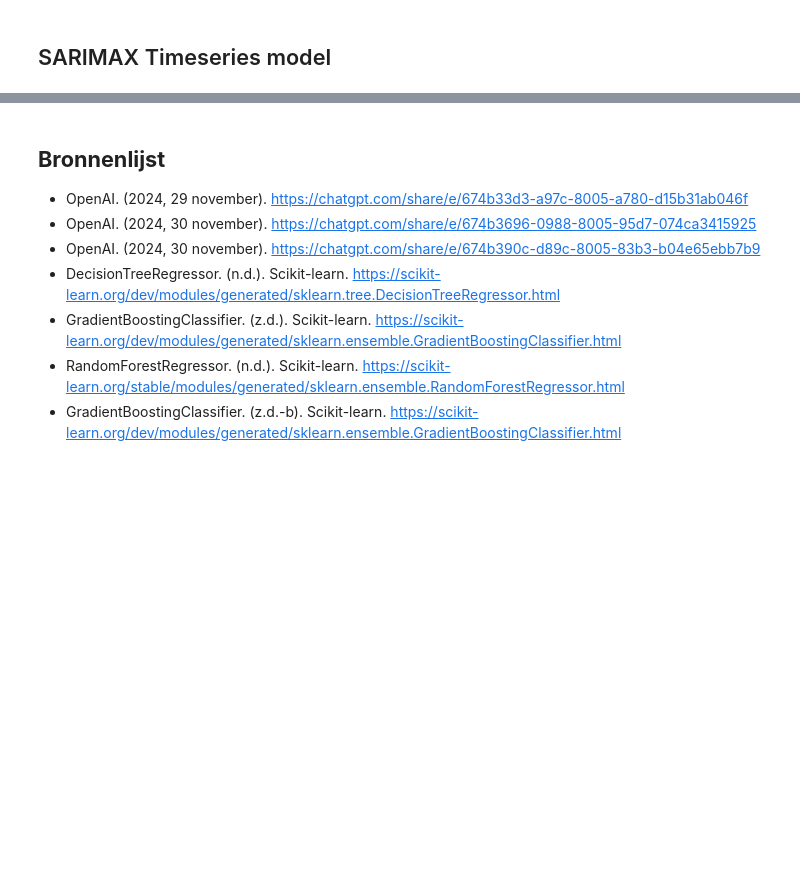
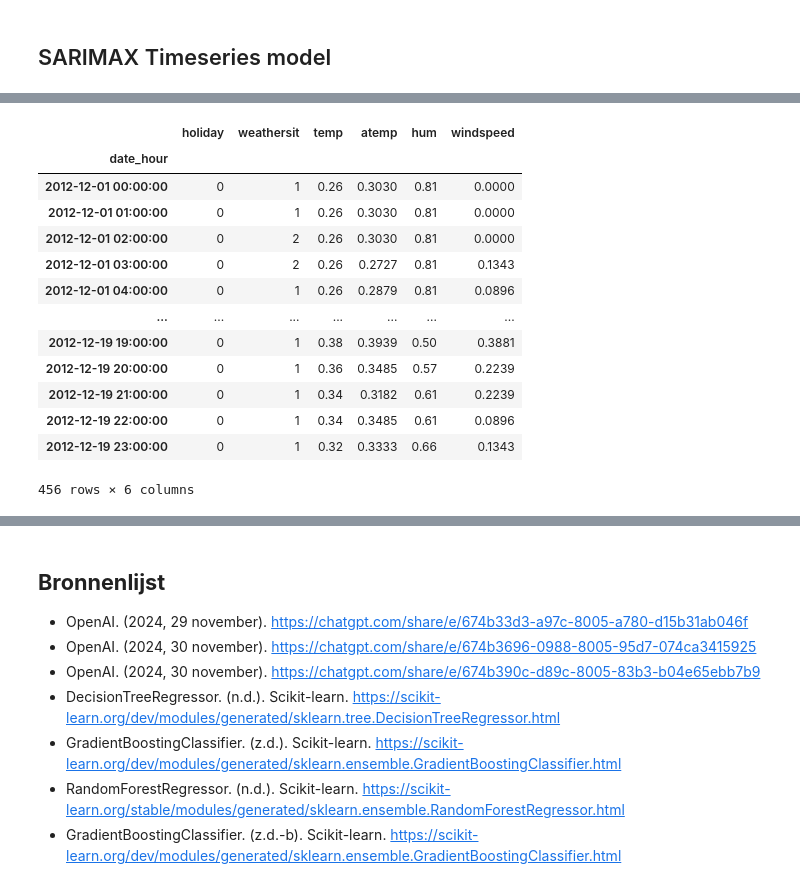
Before and after one commit to Tijnwy/MachineLearning, a Jupyter notebook: ML_opdracht_2/Untitled-1.ipynb, the cells around one changed output, grey strips where cells are left out. Saved outputs shown, nothing was run; the diff lists cells and outputs as text; code cells hidden in the pictures; blank space fills up the shorter version.

```diff
--- a/ML_opdracht_2/Untitled-1.ipynb
+++ b/ML_opdracht_2/Untitled-1.ipynb
@@ -906,0 +960,20 @@ test rmse LinearRegression() 202.40879640137643
+# %%
+# Zorg ervoor dat test_data ook een DatetimeIndex heeft
+test_data['date_hour'] = pd.to_datetime(test_data['date_hour'])  # Converteer naar datetime
+test_data.set_index('date_hour', inplace=True)  # Stel het in als index
+test_data
+# %% [output]
+|  | holiday | weathersit | temp | atemp | hum | windspeed |
+| date_hour |  |  |  |  |  |  |
+| 2012-12-01 00:00:00 | 0 | 1 | 0.26 | 0.3030 | 0.81 | 0.0000 |
+| 2012-12-01 01:00:00 | 0 | 1 | 0.26 | 0.3030 | 0.81 | 0.0000 |
+| 2012-12-01 02:00:00 | 0 | 2 | 0.26 | 0.3030 | 0.81 | 0.0000 |
+| 2012-12-01 03:00:00 | 0 | 2 | 0.26 | 0.2727 | 0.81 | 0.1343 |
+| 2012-12-01 04:00:00 | 0 | 1 | 0.26 | 0.2879 | 0.81 | 0.0896 |
+| ... | ... | ... | ... | ... | ... | ... |
+| 2012-12-19 19:00:00 | 0 | 1 | 0.38 | 0.3939 | 0.50 | 0.3881 |
+| 2012-12-19 20:00:00 | 0 | 1 | 0.36 | 0.3485 | 0.57 | 0.2239 |
+| 2012-12-19 21:00:00 | 0 | 1 | 0.34 | 0.3182 | 0.61 | 0.2239 |
+| 2012-12-19 22:00:00 | 0 | 1 | 0.34 | 0.3485 | 0.61 | 0.0896 |
+| 2012-12-19 23:00:00 | 0 | 1 | 0.32 | 0.3333 | 0.66 | 0.1343 |
+456 rows × 6 columns
```
Also changed, not shown: parts of 15 cells of this notebook.
